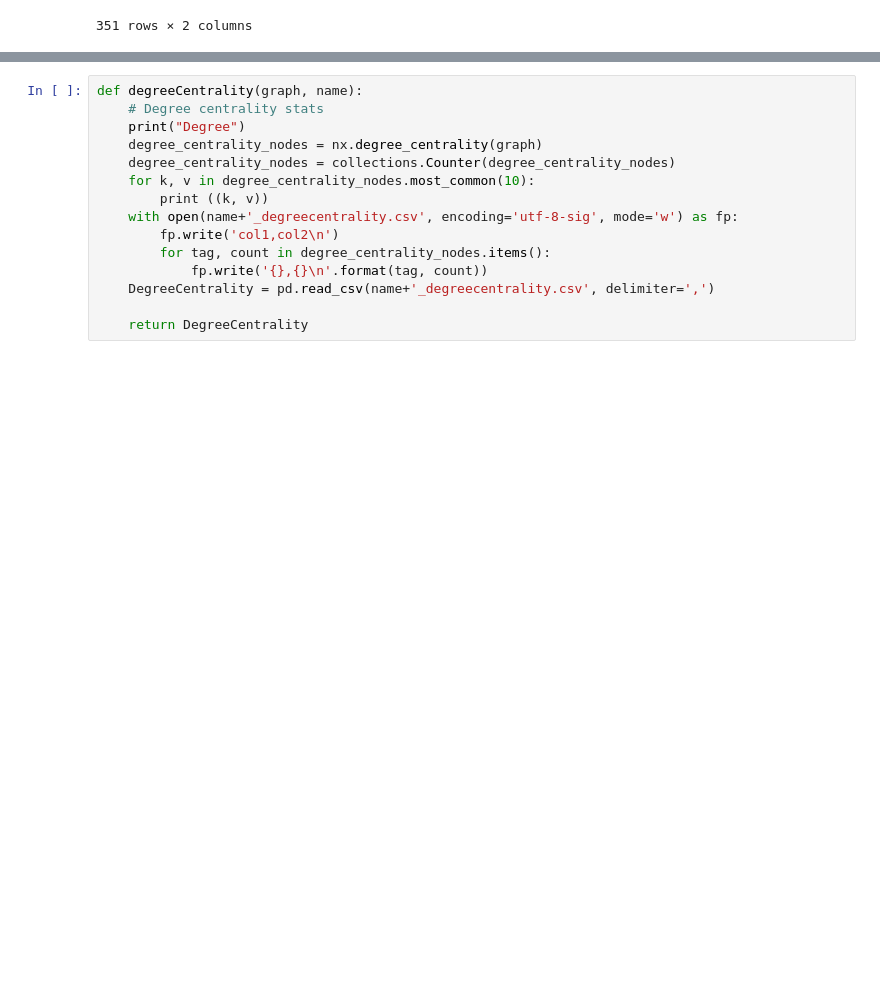
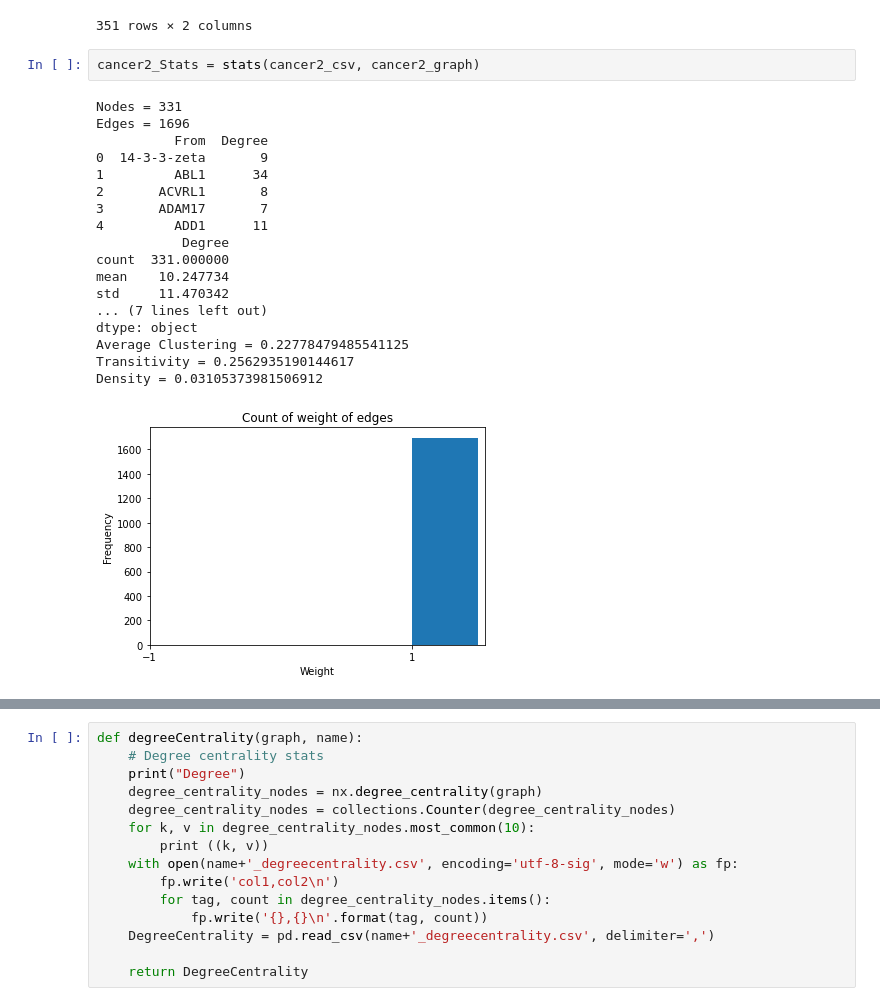
Before and after one commit to arkaprabha10/Cancer-PPIN-Analysis, a Jupyter notebook: Implementation/AnalysisCode.ipynb, the cells around one changed output, grey strips where cells are left out. Cells and saved outputs as stored; diff of their text form; blank space fills up the shorter version.

```diff
--- a/Implementation/AnalysisCode.ipynb
+++ b/Implementation/AnalysisCode.ipynb
@@ -126,3 +138,24 @@ cancer1_Stats
 | 349 | ZNF259 | 2 |
 | 350 | add1 | 9 |
 351 rows × 2 columns
+# %%
+cancer2_Stats = stats(cancer2_csv, cancer2_graph)
+# %% [output]
+Nodes = 331
+Edges = 1696
+          From  Degree
+0  14-3-3-zeta       9
+1         ABL1      34
+2       ACVRL1       8
+3       ADAM17       7
+4         ADD1      11
+           Degree
+count  331.000000
+mean    10.247734
+std     11.470342
+... (7 lines left out)
+dtype: object
+Average Clustering = 0.22778479485541125
+Transitivity = 0.2562935190144617
+Density = 0.03105373981506912
+[figure, added]
```
Also changed, not shown: parts of 20 cells of this notebook, 9 other files.
